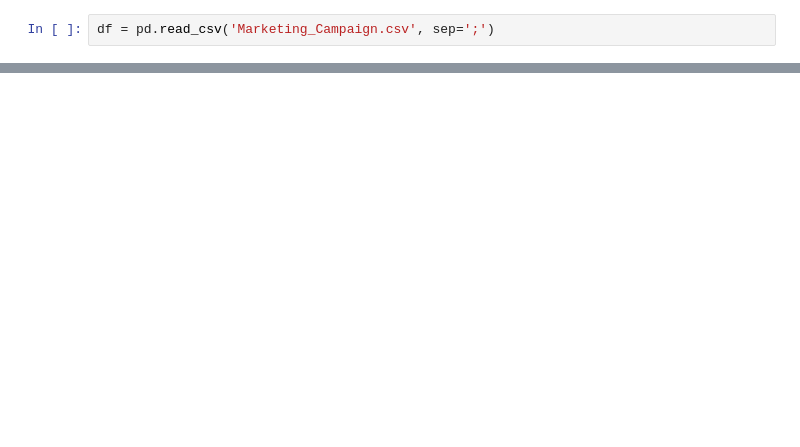
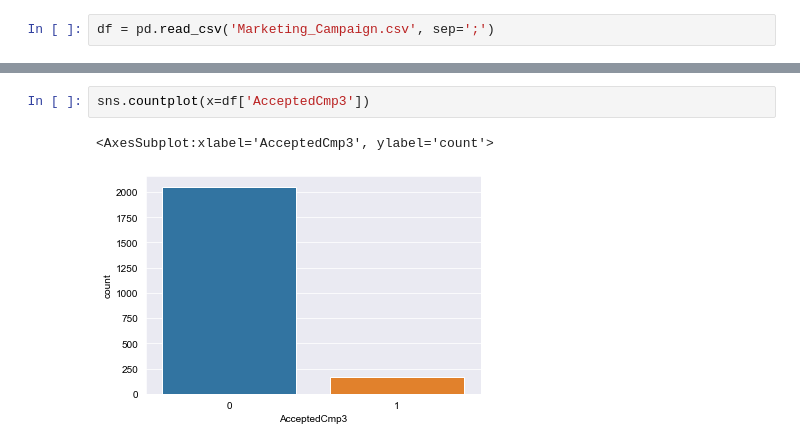
Before and after one commit to Michael-Austin-Mesa/grocer-marketing-project, a Jupyter notebook: explore.ipynb, the cells around one changed output, grey strips where cells are left out. Drawn from its saved outputs; the diff is of its cells as text; blank space fills up the shorter version.

```diff
--- a/explore.ipynb
+++ b/explore.ipynb
@@ -26,0 +97,5 @@ memory usage: 507.6+ KB
+# %%
+sns.countplot(x=df['AcceptedCmp3'])
+# %% [output]
+<AxesSubplot:xlabel='AcceptedCmp3', ylabel='count'>
+[figure, added]
```
Also changed, not shown: parts of 10 cells of this notebook.
